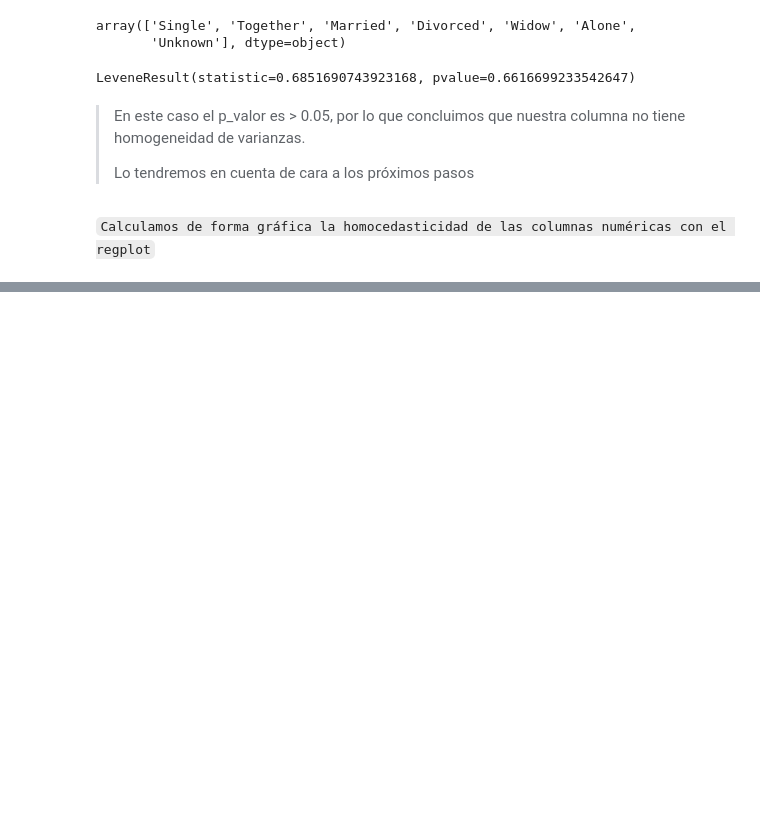
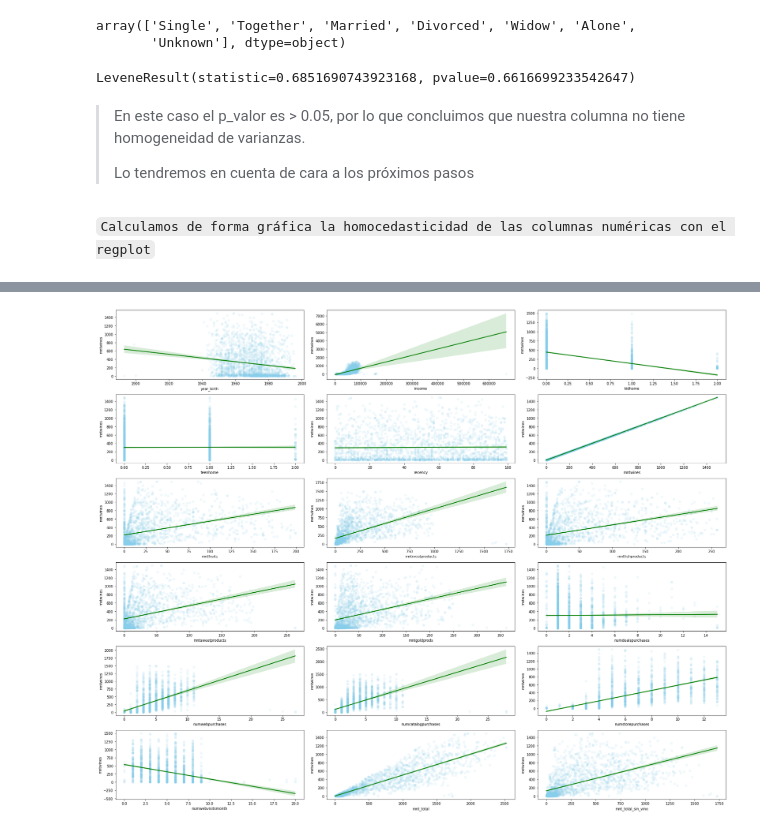
Before and after one commit to Adalab/Adalab-DA-promo-b-modulo-3-sprint-1-Chloe-Diana, a Jupyter notebook: Regresion_lineal/modulo-3-ejercicio-4-regresion-lineal-asunciones-modif_chloe.ipynb, the cells around one changed output, grey strips where cells are left out. Drawn from its saved outputs; the diff is of its cells as text; code cells hidden in the pictures; blank space fills up the shorter version.

```diff
--- a/Regresion_lineal/modulo-3-ejercicio-4-regresion-lineal-asunciones-modif_chloe.ipynb
+++ b/Regresion_lineal/modulo-3-ejercicio-4-regresion-lineal-asunciones-modif_chloe.ipynb
@@ -199,9 +205,9 @@ categoricas['education'].unique()
 array(['Graduation', 'PhD', 'Master', 'Basic', '2n Cycle'], dtype=object)
 # %%
 # Graficamos
-for i, col in enumerate(categoricas.columns):
+for col in categoricas.columns:
     fig, axes = plt.subplots()
-    sns.boxplot( x= categoricas[col], y = df_sel['mntwines']);
+    sns.boxplot( x= categoricas[col], y = df['mntwines']);
 # %% [output]
 [figure]
 [figure]
@@ -280,0 +293,10 @@ numericas.head(2)
+# %%
+fig, axes = plt.subplots(6,3, figsize=(25,20))
+axes= axes.flat
+for i, col in enumerate(numericas.columns):
+    sns.regplot(x=df[col], y=df['mntwines'], color= 'green', ax=axes[i], scatter_kws = {"color": "skyblue", "alpha": 0.1 });
+
+plt.tight_layout()
+plt.show()
+# %% [output]
+[figure, added]
```
Also changed, not shown: parts of 19 cells of this notebook.
